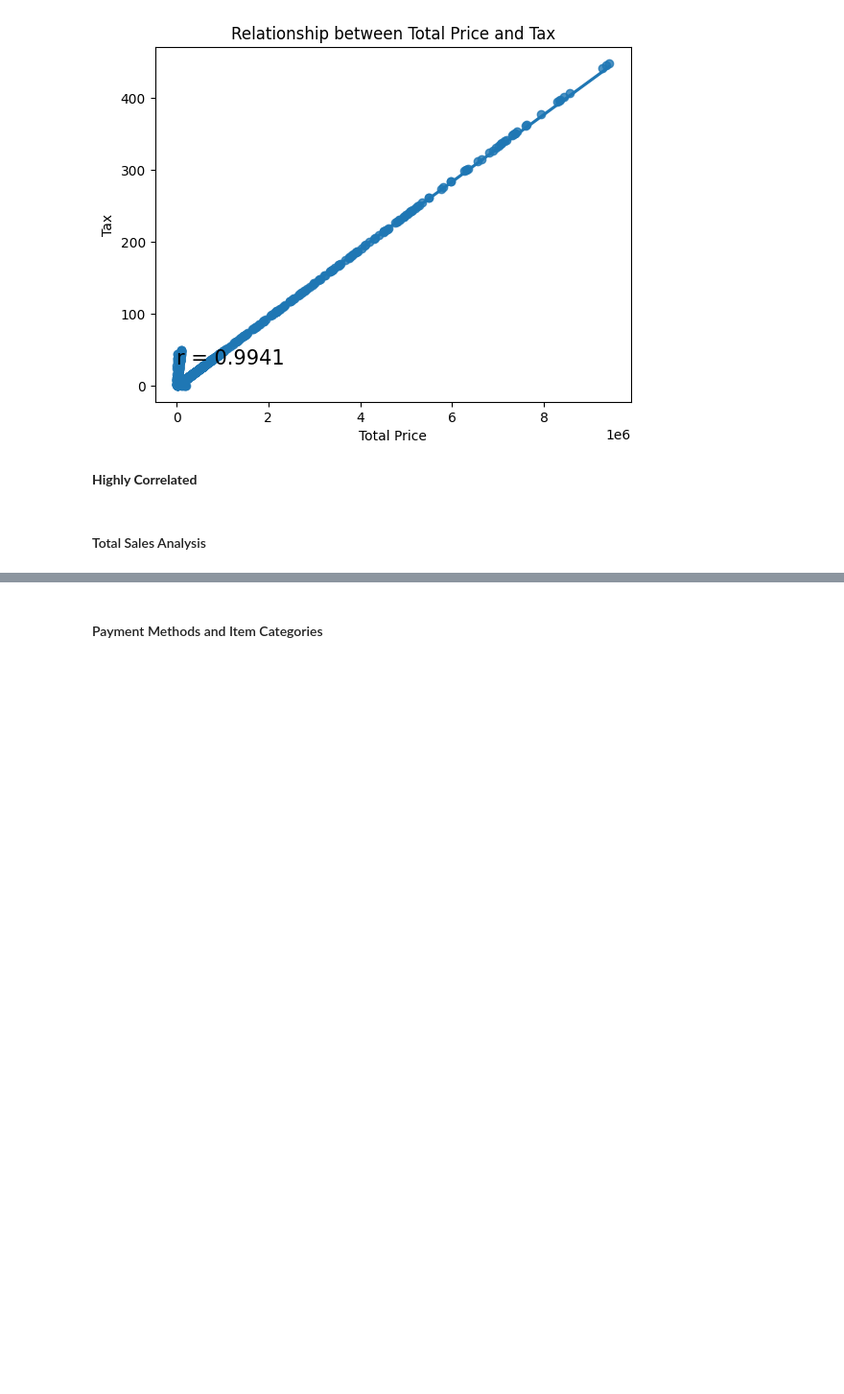
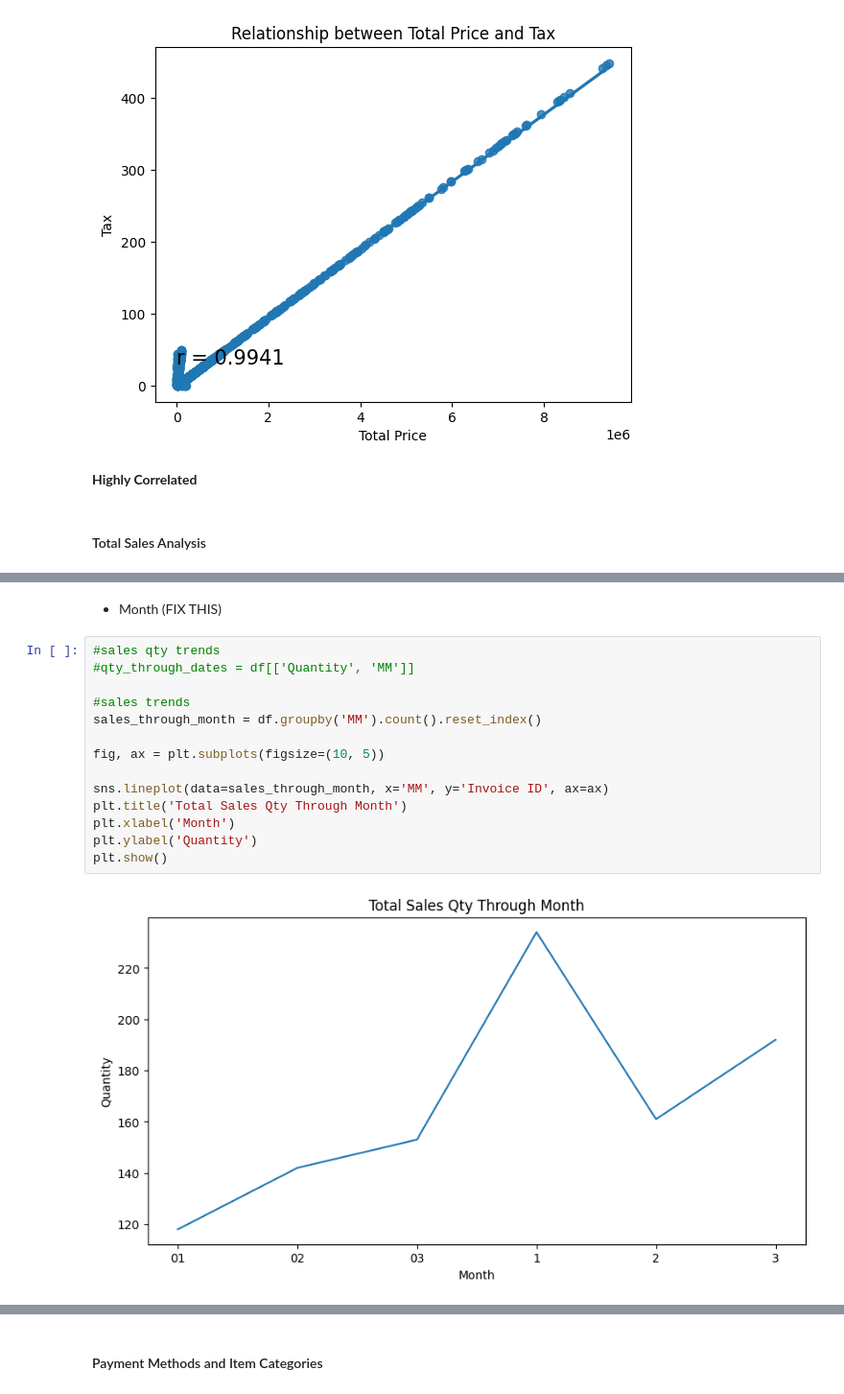
Before and after one commit to rzkybagaskara/Week4_DataAnalyst_IO, a Jupyter notebook: Week4_IO.ipynb, the cells around one changed output, grey strips where cells are left out. Shown at 96% size. Saved outputs shown, nothing was run; the diff lists cells and outputs as text; blank space fills up the shorter version.

```diff
--- a/Week4_IO.ipynb
+++ b/Week4_IO.ipynb
@@ -406,0 +449,18 @@ plt.show()
+# %% [markdown]
+- Month (FIX THIS)
+# %%
+#sales qty trends
+#qty_through_dates = df[['Quantity', 'MM']]
+
+#sales trends
+sales_through_month = df.groupby('MM').count().reset_index()
+
+fig, ax = plt.subplots(figsize=(10, 5))
+
+sns.lineplot(data=sales_through_month, x='MM', y='Invoice ID', ax=ax)
+plt.title('Total Sales Qty Through Month')
+plt.xlabel('Month')
+plt.ylabel('Quantity')
+plt.show()
+# %% [output]
+[figure, added]
```
Also changed, not shown: parts of 33 cells of this notebook.
